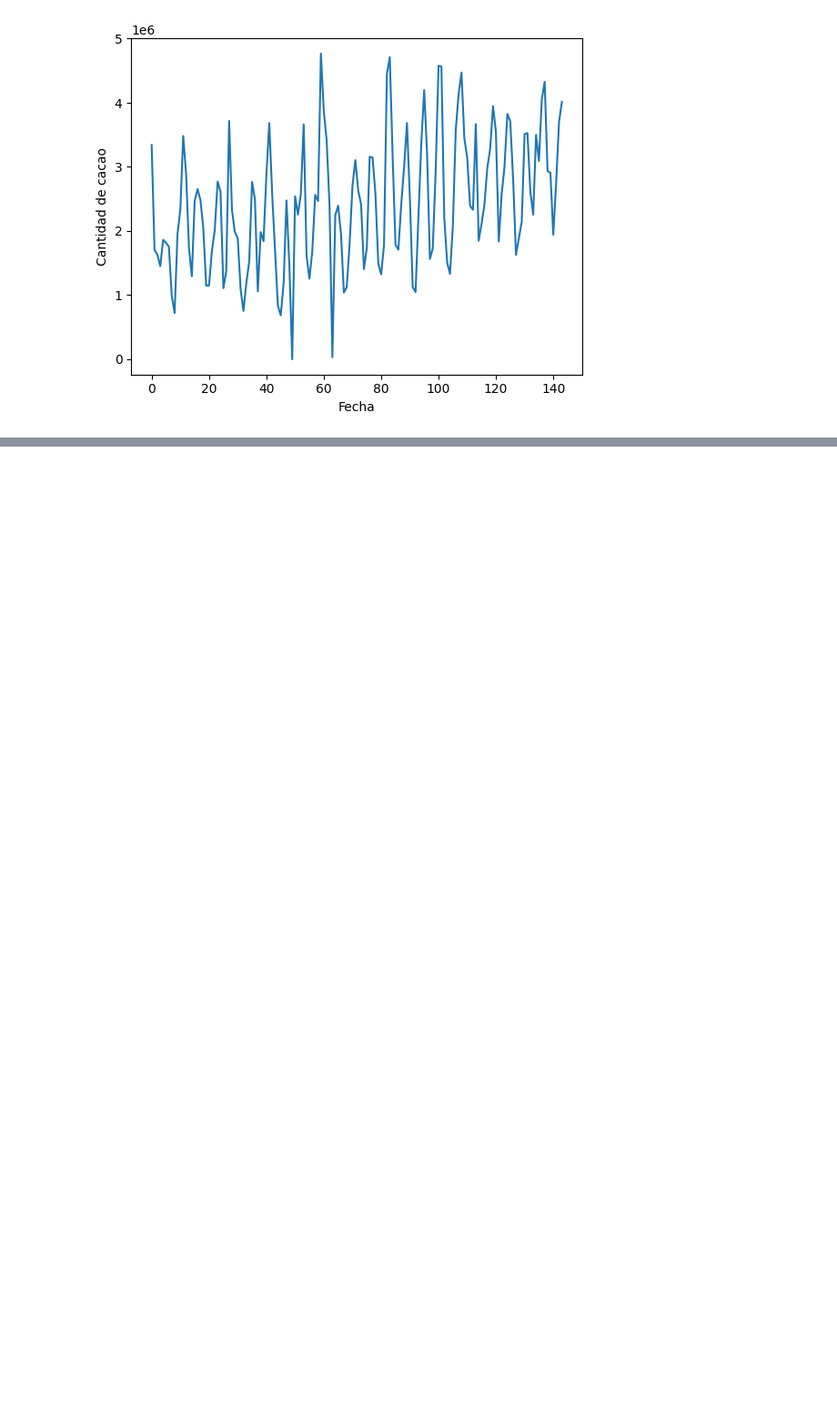
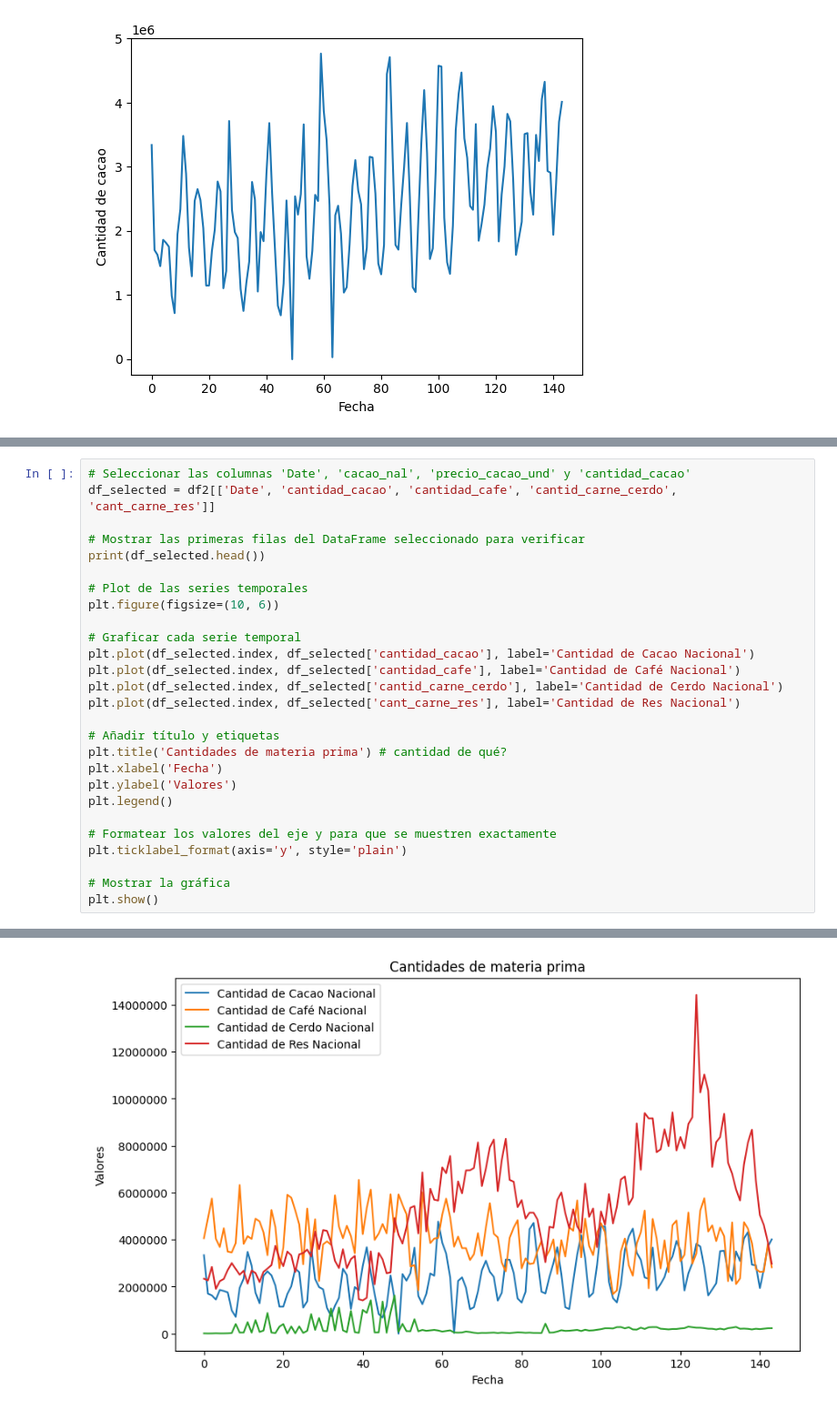
Before and after one commit to josedjaykv/Analisis-De-los-Datos-Proyecto-Nutresa, a Jupyter notebook: Analisis.ipynb, the cells around one changed output, grey strips where cells are left out. Shown at 91% size. Cells and saved outputs as stored; diff of their text form; blank space fills up the shorter version.

```diff
--- a/Analisis.ipynb
+++ b/Analisis.ipynb
@@ -247,3 +256,31 @@ plt.show()
 3 2012-04-30       3615.796385  7758.113958       4913.329327
 4 2012-05-31       3587.775601  8709.610664       5054.229953
 [figure]
+# %%
+# Seleccionar las columnas 'Date', 'cacao_nal', 'precio_cacao_und' y 'cantidad_cacao'
+df_selected = df2[['Date', 'cantidad_cacao', 'cantidad_cafe', 'cantid_carne_cerdo', 'cant_carne_res']]
+
+# Mostrar las primeras filas del DataFrame seleccionado para verificar
+print(df_selected.head())
+
+# Plot de las series temporales
+plt.figure(figsize=(10, 6))
+
+# Graficar cada serie temporal
+plt.plot(df_selected.index, df_selected['cantidad_cacao'], label='Cantidad de Cacao Nacional')
+plt.plot(df_selected.index, df_selected['cantidad_cafe'], label='Cantidad de Café Nacional')
+plt.plot(df_selected.index, df_selected['cantid_carne_cerdo'], label='Cantidad de Cerdo Nacional')
+plt.plot(df_selected.index, df_selected['cant_carne_res'], label='Cantidad de Res Nacional')
+
+# Añadir título y etiquetas
+plt.title('Cantidades de materia prima') # cantidad de qué?
+plt.xlabel('Fecha')
+plt.ylabel('Valores')
+plt.legend()
+
+# Formatear los valores del eje y para que se muestren exactamente
+plt.ticklabel_format(axis='y', style='plain')
+
+# Mostrar la gráfica
+plt.show()
+# %% [output]
@@ -249,0 +300 @@ plt.show()
+[figure, added]
```
Also changed, not shown: parts of 4 cells of this notebook.
